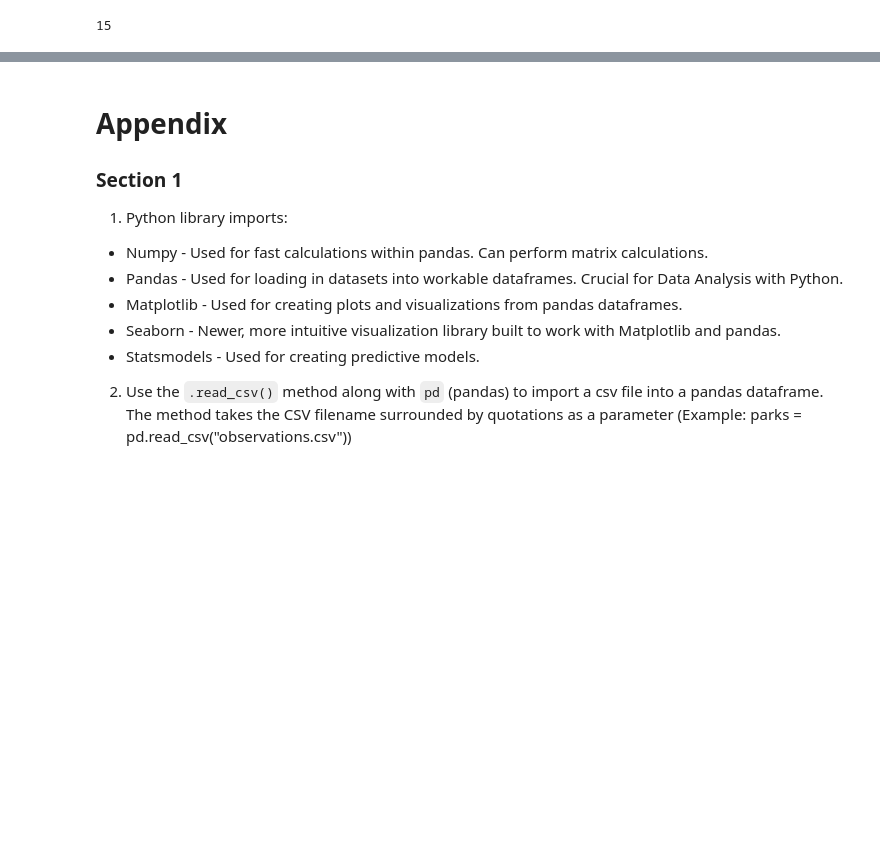
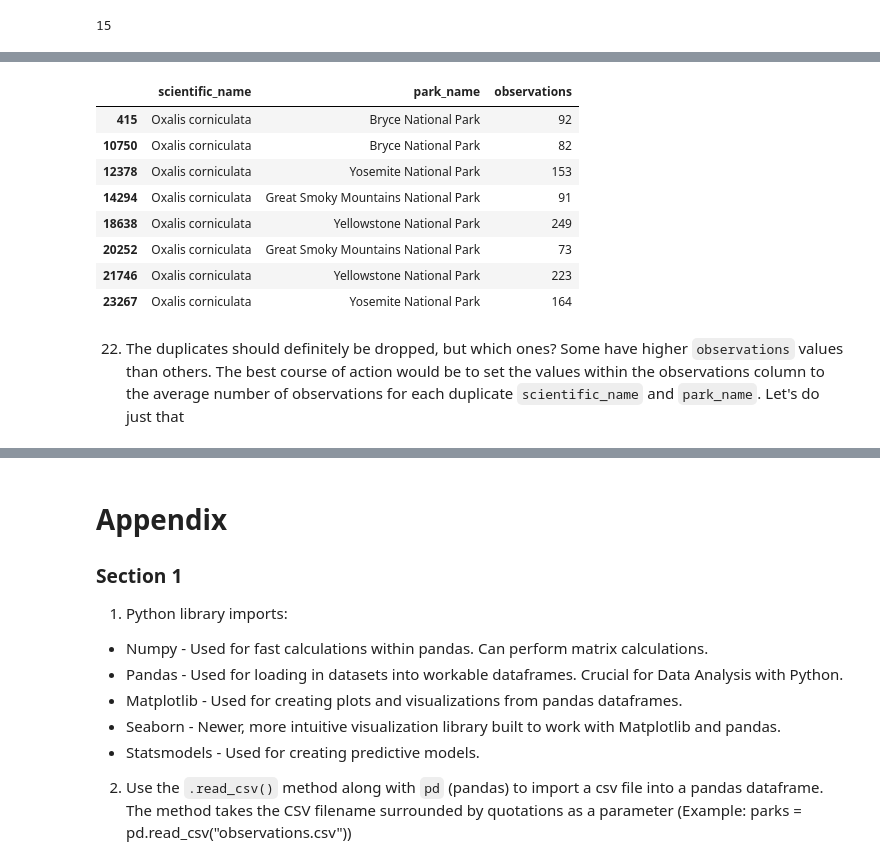
Before and after one commit to bsandma1/Biodiversity_Analysis, a Jupyter notebook: Biodiversity_Analysis.ipynb, the cells around one changed output, grey strips where cells are left out. Saved outputs shown, nothing was run; the diff lists cells and outputs as text; code cells hidden in the pictures; blank space fills up the shorter version.

````diff
--- a/Biodiversity_Analysis.ipynb
+++ b/Biodiversity_Analysis.ipynb
@@ -325,0 +372,16 @@ parks.duplicated().sum()
+# %%
+# 21 (Cont.)
+
+parks[parks.scientific_name == 'Oxalis corniculata']
+# %% [output]
+|  | scientific_name | park_name | observations |
+| 415 | Oxalis corniculata | Bryce National Park | 92 |
+| 10750 | Oxalis corniculata | Bryce National Park | 82 |
+| 12378 | Oxalis corniculata | Yosemite National Park | 153 |
+| 14294 | Oxalis corniculata | Great Smoky Mountains National Park | 91 |
+| 18638 | Oxalis corniculata | Yellowstone National Park | 249 |
+| 20252 | Oxalis corniculata | Great Smoky Mountains National Park | 73 |
+| 21746 | Oxalis corniculata | Yellowstone National Park | 223 |
+| 23267 | Oxalis corniculata | Yosemite National Park | 164 |
+# %% [markdown]
+22. The duplicates should definitely be dropped, but which ones?  Some have higher ```observations``` values than others.  The best course of action would be to set the values within the observations column to the average number of observations for each duplicate ```scientific_name``` and ```park_name```.  Let's do just that
````
Also changed, not shown: parts of 23 cells of this notebook.
